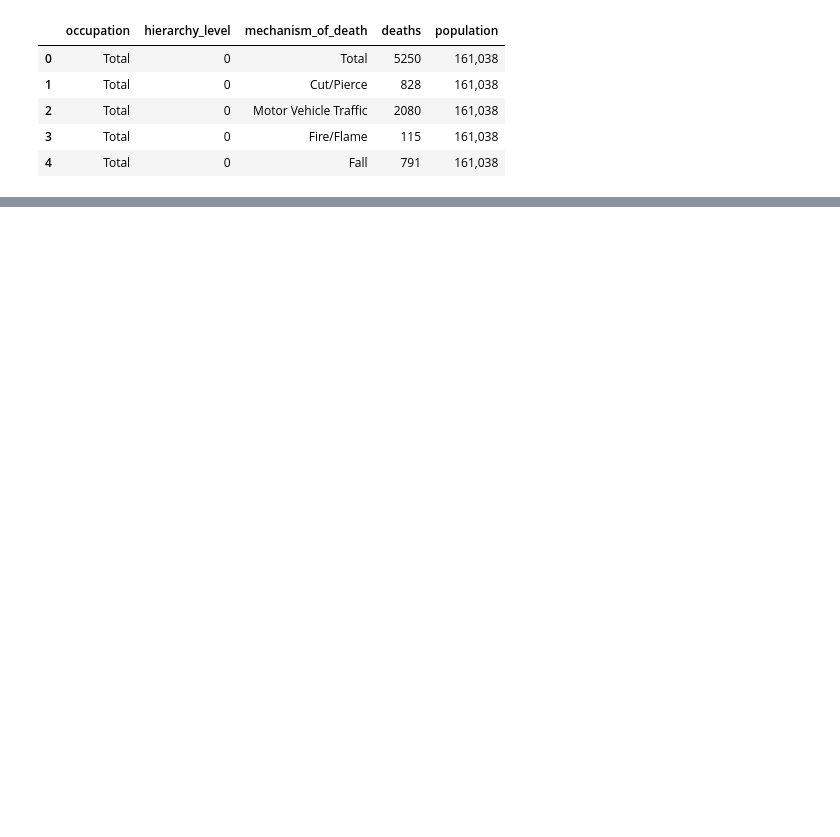
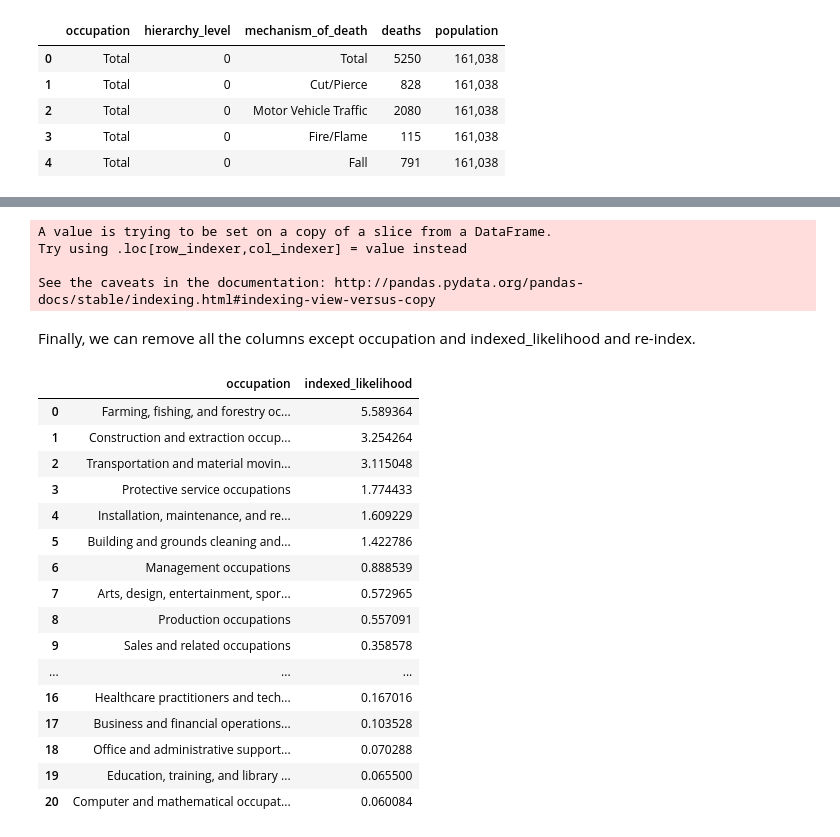
Before and after one commit to jameslee0920/death_simulator, a Jupyter notebook: src/probability_converter.ipynb, the cells around one changed output, grey strips where cells are left out. Drawn from its saved outputs; the diff is of its cells as text; code cells hidden in the pictures; blank space fills up the shorter version.

```diff
--- a/src/probability_converter.ipynb
+++ b/src/probability_converter.ipynb
@@ -273,0 +116,35 @@ In order to convert to daily probabilities, we'd want to expand each row by 365
+# %%
+job_indexed_likelihood['indexed_likelihood'] = job_indexed_likelihood.deaths_per_capita /\
+    np.mean(job_indexed_likelihood.deaths_per_capita)
+# %% [output]
+A value is trying to be set on a copy of a slice from a DataFrame.
+Try using .loc[row_indexer,col_indexer] = value instead
+
+See the caveats in the documentation: http://pandas.pydata.org/pandas-docs/stable/indexing.html#indexing-view-versus-copy
+# %%
+job_indexed_likelihood = job_indexed_likelihood.sort_values("indexed_likelihood", ascending = False)
+# %% [markdown]
+Finally, we can remove all the columns except occupation and indexed_likelihood and re-index.
+# %%
+job_indexed_likelihood = job_indexed_likelihood.drop(['mechanism_of_death', 'deaths', 'population',
+                            'deaths_per_capita'], axis = 1).reset_index(drop = True)
+# %%
+job_indexed_likelihood
+# %% [output]
+|  | occupation | indexed_likelihood |
+| 0 | Farming, fishing, and forestry oc... | 5.589364 |
+| 1 | Construction and extraction occup... | 3.254264 |
+| 2 | Transportation and material movin... | 3.115048 |
+| 3 | Protective service occupations | 1.774433 |
+| 4 | Installation, maintenance, and re... | 1.609229 |
+| 5 | Building and grounds cleaning and... | 1.422786 |
+| 6 | Management occupations | 0.888539 |
+| 7 | Arts, design, entertainment, spor... | 0.572965 |
+| 8 | Production occupations | 0.557091 |
+| 9 | Sales and related occupations | 0.358578 |
+| ... | ... | ... |
+| 16 | Healthcare practitioners and tech... | 0.167016 |
+| 17 | Business and financial operations... | 0.103528 |
+| 18 | Office and administrative support... | 0.070288 |
+| 19 | Education, training, and library ... | 0.065500 |
+| 20 | Computer and mathematical occupat... | 0.060084 |
```
Also changed, not shown: parts of 87 cells of this notebook, 5 other files.
